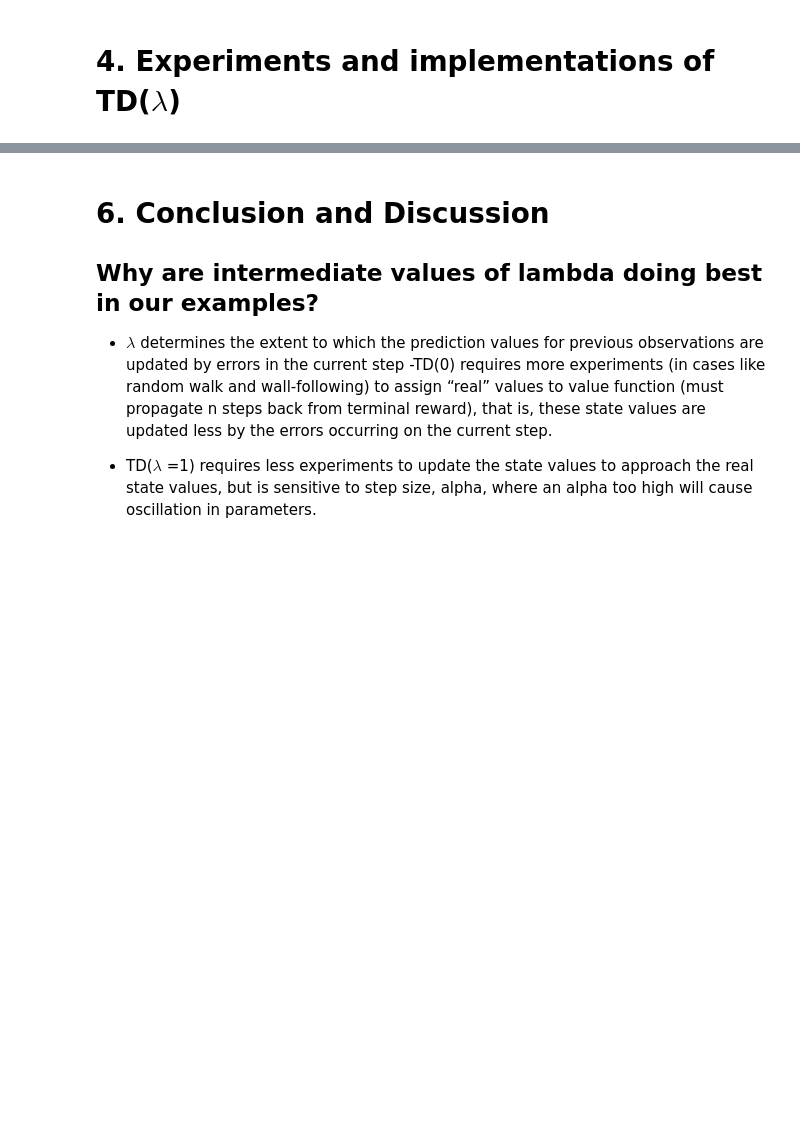
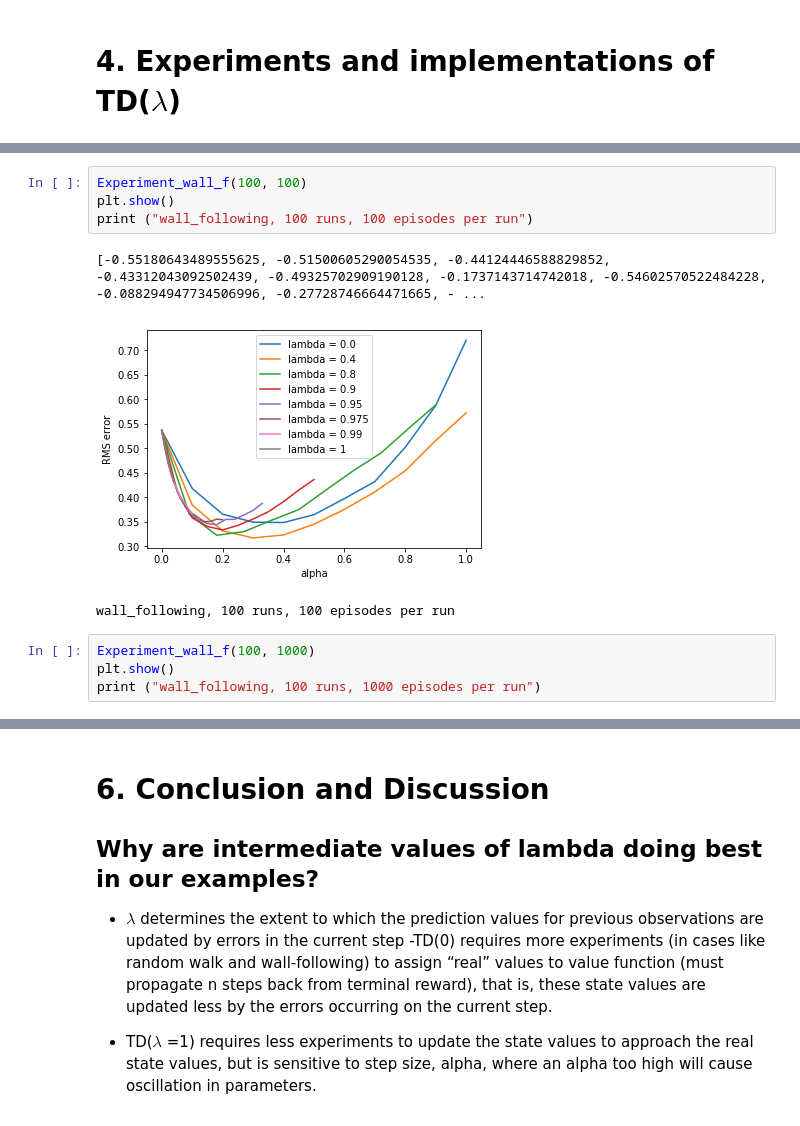
Before and after one commit to rllabmcgill/rlcourse-february-24-dy4242407, a Jupyter notebook: COMP767_assignment_Yue_Ali.ipynb, the cells around one changed output, grey strips where cells are left out. Drawn from its saved outputs; the diff is of its cells as text; blank space fills up the shorter version.

```diff
--- a/COMP767_assignment_Yue_Ali.ipynb
+++ b/COMP767_assignment_Yue_Ali.ipynb
@@ -396,3 +520,15 @@ ImportError: No module named wallfollowing
+# %%
+Experiment_wall_f(100, 100)
+plt.show()
+print ("wall_following, 100 runs, 100 episodes per run")
+# %% [output]
+[-0.55180643489555625, -0.51500605290054535, -0.44124446588829852, -0.43312043092502439, -0.49325702909190128, -0.1737143714742018, -0.54602570522484228, -0.088294947734506996, -0.27728746664471665, - ...
+[figure, added]
+wall_following, 100 runs, 100 episodes per run
+# %%
+Experiment_wall_f(100, 1000)
+plt.show()
+print ("wall_following, 100 runs, 1000 episodes per run")
 # %% [markdown]
 # 5. Results
 
```
Also changed, not shown: parts of 9 cells of this notebook, 6 other files.
